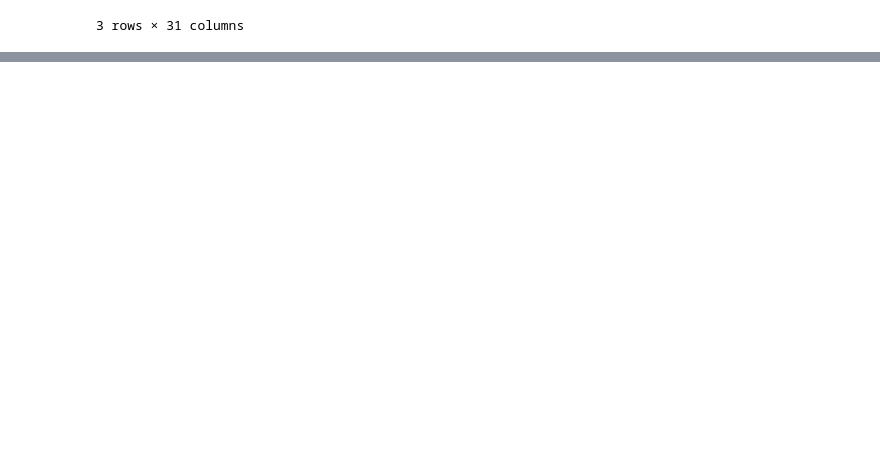
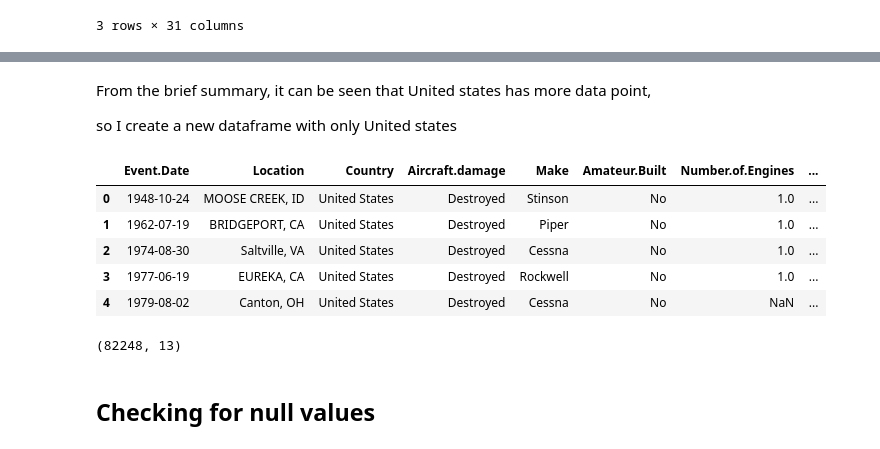
Before and after one commit to MosesMusyoki/dsc-phase_1_project, a Jupyter notebook: student.ipynb, the cells around one changed output, grey strips where cells are left out. Drawn from its saved outputs; the diff is of its cells as text; code cells hidden in the pictures; blank space fills up the shorter version.

Commit message:
perform cleaning of the data

```diff
--- a/student.ipynb
+++ b/student.ipynb
@@ -109,0 +128,10 @@ aviation_data_copy.tail(3)
+# %%
+#drop columns not used in my analysis
+columns = ['Aircraft.Category','Latitude', 'Longitude', 'Airport.Code', 'Airport.Name',
+           'FAR.Description', 'Injury.Severity', 'Model', 'Schedule', 'Accident.Number' ,
+            'Registration.Number', 'Air.carrier', 'Broad.phase.of.flight',
+              'Publication.Date', 'Report.Status', 'Event.Id',
+              'Investigation.Type', 'Weather.Condition'
+            ]
+
+aviation_data_new = aviation_data_copy.drop(columns= columns)
@@ -109,0 +242,23 @@ aviation_data_copy.tail(3)
+# %% [markdown]
+From the brief summary, it can be seen that United states has more data point,
+
+so I create a new dataframe with only United states
+# %%
+# choose only data points where US is the country
+aviation_data_new = aviation_data_new[aviation_data_new['Country'] == 'United States']
+aviation_data_new.reset_index(drop=True, inplace=True)
+aviation_data_new.head()
+# %% [output]
+|  | Event.Date | Location | Country | Aircraft.damage | Make | Amateur.Built | Number.of.Engines | ... |
+| 0 | 1948-10-24 | MOOSE CREEK, ID | United States | Destroyed | Stinson | No | 1.0 | ... |
+| 1 | 1962-07-19 | BRIDGEPORT, CA | United States | Destroyed | Piper | No | 1.0 | ... |
+| 2 | 1974-08-30 | Saltville, VA | United States | Destroyed | Cessna | No | 1.0 | ... |
+| 3 | 1977-06-19 | EUREKA, CA | United States | Destroyed | Rockwell | No | 1.0 | ... |
+| 4 | 1979-08-02 | Canton, OH | United States | Destroyed | Cessna | No | NaN | ... |
+# %%
+# check for the shape of the new dataframe
+aviation_data_new.shape
+# %% [output]
+(82248, 13)
+# %% [markdown]
+## Checking for null values
```
Also changed, not shown: parts of 25 cells of this notebook.
